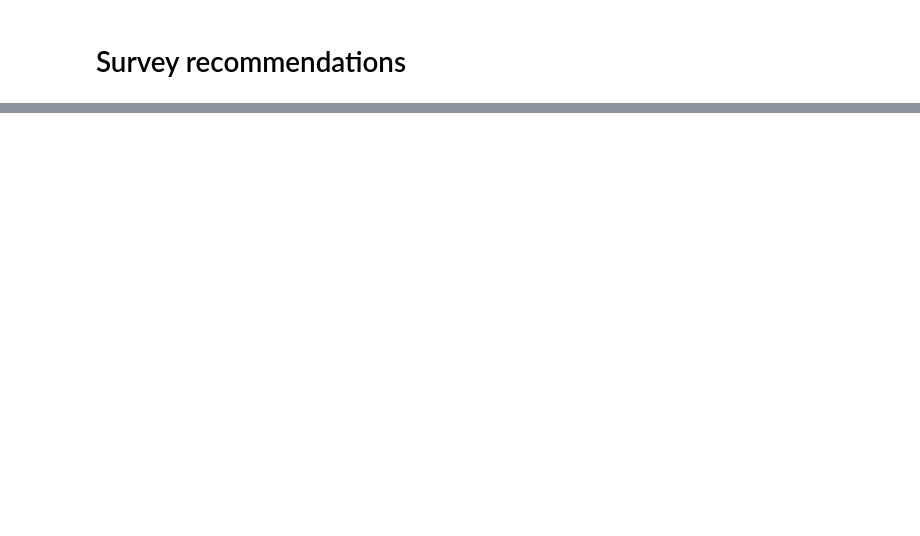
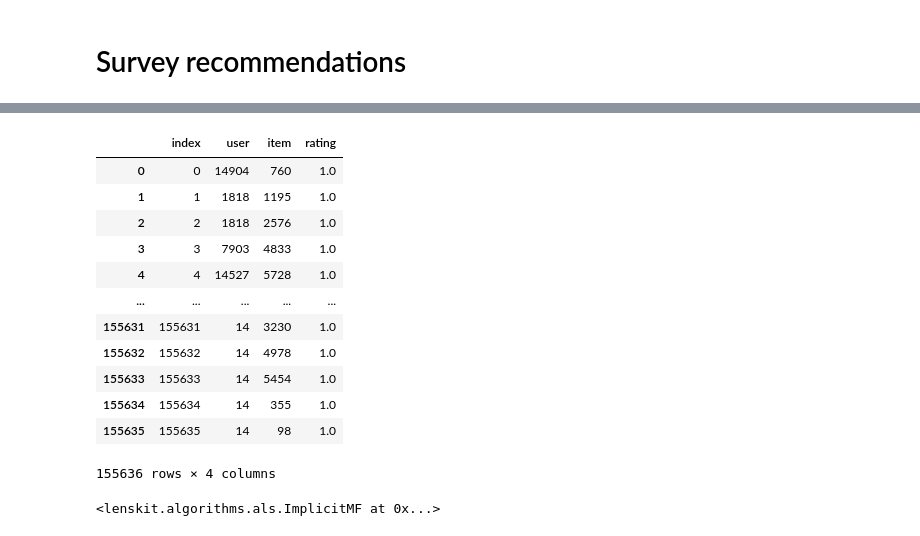
Before and after one commit to PhilHippo/MINDFUL-A-Lenskit-based-Recommender-System, a Jupyter notebook: mega_clean_model.ipynb, the cells around one changed output, grey strips where cells are left out. Cells and saved outputs as stored; diff of their text form; code cells hidden in the pictures; blank space fills up the shorter version.

```diff
--- a/mega_clean_model.ipynb
+++ b/mega_clean_model.ipynb
@@ -579,0 +548,2 @@ survey_interactions.at[13, 'item'].extend([])
+# %%
+survey_interactions['item'] = survey_interactions['item'].apply(lambda x: [item for item in x if item not in invalid_list])
@@ -579,0 +595,36 @@ survey_interactions.at[13, 'item'].extend([])
+# %%
+#concat new user data
+clicked_news.columns = ['user', 'item']
+survey_interactions = pd.concat([clicked_news, survey_interactions], ignore_index=True, axis = 0)
+# Create categorical types without encoding them yet
+survey_interactions['user_id_cat'] = survey_interactions['user'].astype("category")
+survey_interactions['news_id_cat'] = survey_interactions['item'].astype("category")
+
+# Creating mappings from original IDs to encoded IDs
+id_to_user = dict(enumerate(survey_interactions['user_id_cat'].cat.categories))
+id_to_news = dict(enumerate(survey_interactions['news_id_cat'].cat.categories))
+
+# Convert categories to codes (integer encoding)
+survey_interactions_encoded = pd.DataFrame(columns=['user', 'item'])
+survey_interactions_encoded['user'] = survey_interactions['user_id_cat'].cat.codes
+survey_interactions_encoded['item'] = survey_interactions['news_id_cat'].cat.codes
+
+# Drop the additional categorical columns if they are not needed
+survey_interactions = survey_interactions.drop(columns=['user_id_cat', 'news_id_cat'])
+
+# Creating reverse mappings from original IDs to encoded IDs
+user_to_id = {v: k for k, v in id_to_user.items()}
+news_to_id = {v: k for k, v in id_to_news.items()}
+
+# Create a sparse user-item interaction matrix
+interaction_matrix = coo_matrix((np.ones(survey_interactions_encoded.shape[0]),
+                                 (survey_interactions_encoded['user'], survey_interactions_encoded['item'])))
+
+print(f"users: {interaction_matrix.shape[0]} \nitems: {interaction_matrix.shape[1]}")
+
+#transform into compressed sparse row
+interaction_matrix_csr = interaction_matrix.tocsr()
+
+survey_interactions_encoded['rating'] = np.ones(len(survey_interactions_encoded))
+
+print(survey_interactions_encoded)
@@ -579,0 +689,26 @@ survey_interactions.at[13, 'item'].extend([])
+# %%
+all_clicks = survey_interactions_encoded.reset_index()
+# %%
+all_clicks
+# %% [output]
+|  | index | user | item | rating |
+| 0 | 0 | 14904 | 760 | 1.0 |
+| 1 | 1 | 1818 | 1195 | 1.0 |
+| 2 | 2 | 1818 | 2576 | 1.0 |
+| 3 | 3 | 7903 | 4833 | 1.0 |
+| 4 | 4 | 14527 | 5728 | 1.0 |
+| ... | ... | ... | ... | ... |
+| 155631 | 155631 | 14 | 3230 | 1.0 |
+| 155632 | 155632 | 14 | 4978 | 1.0 |
+| 155633 | 155633 | 14 | 5454 | 1.0 |
+| 155634 | 155634 | 14 | 355 | 1.0 |
+| 155635 | 155635 | 14 | 98 | 1.0 |
+155636 rows × 4 columns
+# %%
+# Create an implicit feedback model with 50 features and 20 iterations
+model = ImplicitMF(features=50, iterations=20, reg=0.1)
+
+# Train the model
+model.fit(all_clicks)
+# %% [output]
+<lenskit.algorithms.als.ImplicitMF at 0x...>
```
Also changed, not shown: parts of 29 cells of this notebook, 1 other file.
